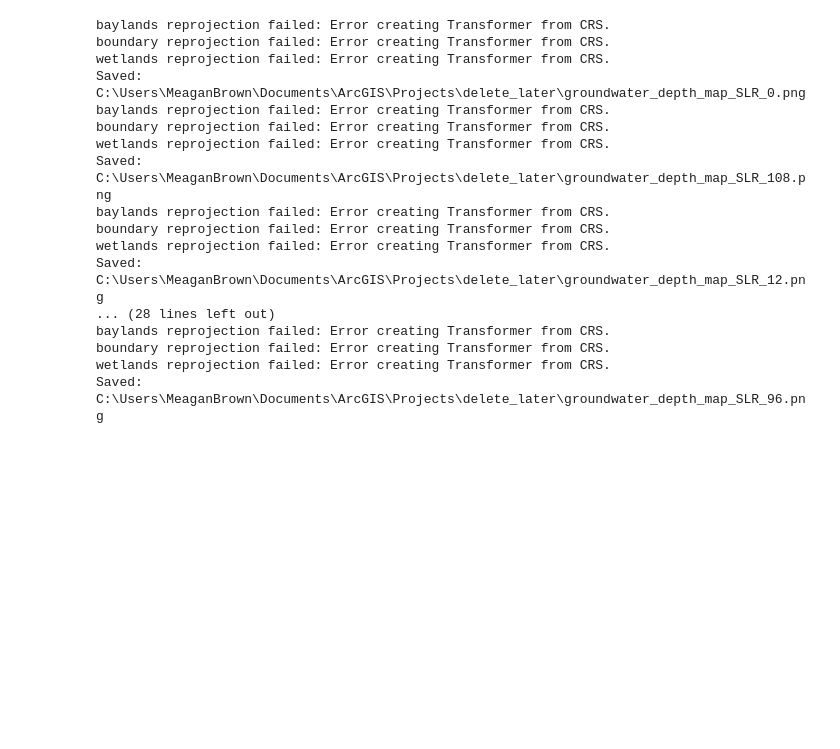
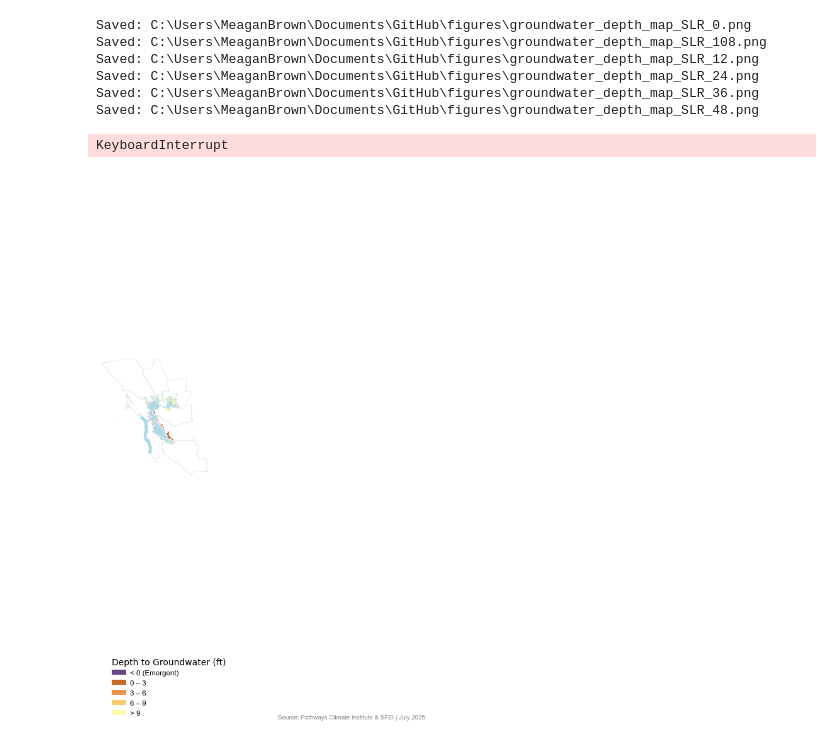
Before and after one commit to PathwaysClimateInstitute/Pathways_CCA5, a Jupyter notebook: CCA5_Figures.ipynb, the cells around one changed output. Saved outputs shown, nothing was run; the diff lists cells and outputs as text; code cells hidden in the pictures; blank space fills up the shorter version.

Commit message:
updating figure code

```diff
--- a/CCA5_Figures.ipynb
+++ b/CCA5_Figures.ipynb
@@ -13,15 +13,18 @@ from rasterio.plot import show
 # Set a clean font
 plt.rcParams.update({'font.family': 'Arial'})
 
+current_directory = os.getcwd()
 # -----------------------------
 # File Paths
 # -----------------------------
-base_dir = r"C:\Users\MeaganBrown\Documents\ArcGIS\Projects\delete_later"
-tif_files = glob.glob(os.path.join(base_dir, "PathwaysBayAreaGWMerged", "GW_DTW_SLR_*.tif"))
+data_dir = os.path.join(os.path.dirname(current_directory), "Pathways_CCA5", "data")
+figures_dir = os.path.join(os.path.dirname(current_directory), "Pathways_CCA5", "figures")
+os.makedirs(figures_dir, exist_ok=True)  # Create if figures folder doesn't exist
 
-baylands_path = os.path.join(base_dir, "Baylands.shp")
-boundary_path = os.path.join(base_dir, "BayAreaCounties_OceanRemoved_pr.shp")
-wetlands_path = os.path.join(base_dir, "wetlands.shp")
+tif_files = glob.glob(os.path.join(data_dir, "PathwaysBayAreaGWMerged", "GW_DTW_SLR_*.tif"))
+baylands_path = os.path.join(data_dir, "baylands.shp")
+boundary_path = os.path.join(data_dir, "sfbaycounties.shp")
+wetlands_path = os.path.join(data_dir, "wetlands.shp")
 
 # -----------------------------
 # Load Vector Data (only once)
@@ -48,15 +51,9 @@ for tif_path in tif_files:
     wetlands = wetlands_raw.copy()
 
     for gdf_name, gdf in [('baylands', baylands), ('boundary', boundary), ('wetlands', wetlands)]:
-        if gdf.crs != raster_crs:
-            try:
-                gdf = gdf.to_crs(raster_crs)
-            except Exception as e:
-                print(f"{gdf_name} reprojection failed: {e}")
-            else:
-                if gdf_name == 'baylands': baylands = gdf
-                if gdf_name == 'boundary': boundary = gdf
-                if gdf_name == 'wetlands': wetlands = gdf
+            if gdf_name == 'baylands': baylands = gdf
+            if gdf_name == 'boundary': boundary = gdf
+            if gdf_name == 'wetlands': wetlands = gdf
 
     # Load and process raster
     with rasterio.open(tif_path) as src:
@@ -87,54 +84,47 @@ for tif_path in tif_files:
     # Plotting
     fig, ax = plt.subplots(figsize=(10, 9))
     show(reclassed, transform=transform, ax=ax, cmap=ListedColormap(colors), norm=norm)
+
     wetlands.plot(ax=ax, facecolor='#E4EDC2', edgecolor='none', linewidth=0.3)
     baylands.plot(ax=ax, facecolor='lightblue', edgecolor='none', linewidth=0.5)
     boundary.plot(ax=ax, facecolor='none', edgecolor='#e5e5e5', linewidth=0.6, alpha=0.9)
 
     xmin, ymin, xmax, ymax = baylands.total_bounds
     ax.set_xlim(xmin - 1000, xmax + 1000)
     ax.set_ylim(ymin - 1000, ymax + 1000)
 
     leg = ax.legend(
         handles=legend_handles,
         title="Depth to Groundwater (ft)",
         title_fontsize='medium',
         fontsize='small',
         loc='lower left',
         frameon=False,
         handletextpad=0.5,
         borderpad=0.8,
         labelspacing=0.5
     )
+
     leg._legend_box.align = "left"
     plt.setp(leg.get_title(), family='sans-serif')
 
-    ax.set_title(f"Depth to GW with {slr_label} inches of SLR", fontsize=14, pad=15)
+    # ax.set_title(f"Depth to GW with {slr_label} inches of SLR", fontsize=14, pad=15)
     ax.axis('off')
 
-    ax.text(0.99, 0.01, "Source: Pathways Climate Institute | July 2025", transform=ax.transAxes,
+    ax.text(0.99, 0.01, "Source: Pathways Climate Institute & SFEI | July 2025", transform=ax.transAxes,
             fontsize=7, ha='right', va='bottom', color='gray')
 
     plt.tight_layout()
-    out_file = os.path.join(base_dir, f"groundwater_depth_map_SLR_{slr_label}.png")
+    out_file = os.path.join(figures_dir, f"groundwater_depth_map_SLR_{slr_label}.png")
     plt.savefig(out_file, dpi=300, bbox_inches='tight')
     plt.close()
     print(f"Saved: {out_file}")
 # %% [output]
-baylands reprojection failed: Error creating Transformer from CRS.
-boundary reprojection failed: Error creating Transformer from CRS.
-wetlands reprojection failed: Error creating Transformer from CRS.
-Saved: C:\Users\MeaganBrown\Documents\ArcGIS\Projects\delete_later\groundwater_depth_map_SLR_0.png
-baylands reprojection failed: Error creating Transformer from CRS.
-boundary reprojection failed: Error creating Transformer from CRS.
-wetlands reprojection failed: Error creating Transformer from CRS.
-Saved: C:\Users\MeaganBrown\Documents\ArcGIS\Projects\delete_later\groundwater_depth_map_SLR_108.png
-baylands reprojection failed: Error creating Transformer from CRS.
-boundary reprojection failed: Error creating Transformer from CRS.
-wetlands reprojection failed: Error creating Transformer from CRS.
-Saved: C:\Users\MeaganBrown\Documents\ArcGIS\Projects\delete_later\groundwater_depth_map_SLR_12.png
-... (28 lines left out)
-baylands reprojection failed: Error creating Transformer from CRS.
-boundary reprojection failed: Error creating Transformer from CRS.
-wetlands reprojection failed: Error creating Transformer from CRS.
-Saved: C:\Users\MeaganBrown\Documents\ArcGIS\Projects\delete_later\groundwater_depth_map_SLR_96.png
+Saved: C:\Users\MeaganBrown\Documents\GitHub\figures\groundwater_depth_map_SLR_0.png
+Saved: C:\Users\MeaganBrown\Documents\GitHub\figures\groundwater_depth_map_SLR_108.png
+Saved: C:\Users\MeaganBrown\Documents\GitHub\figures\groundwater_depth_map_SLR_12.png
+Saved: C:\Users\MeaganBrown\Documents\GitHub\figures\groundwater_depth_map_SLR_24.png
+Saved: C:\Users\MeaganBrown\Documents\GitHub\figures\groundwater_depth_map_SLR_36.png
+Saved: C:\Users\MeaganBrown\Documents\GitHub\figures\groundwater_depth_map_SLR_48.png
+KeyboardInterrupt
+[figure, added]
```
Also changed, not shown: parts of 1 cell of this notebook, 3 other files.
